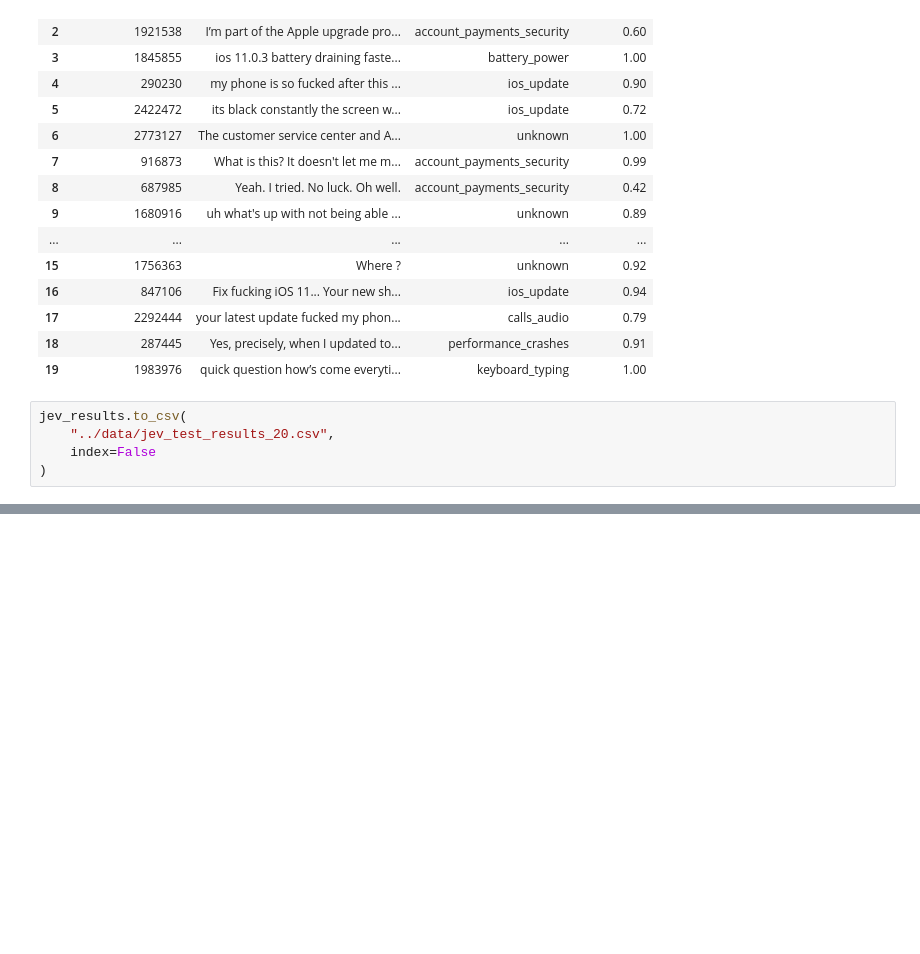
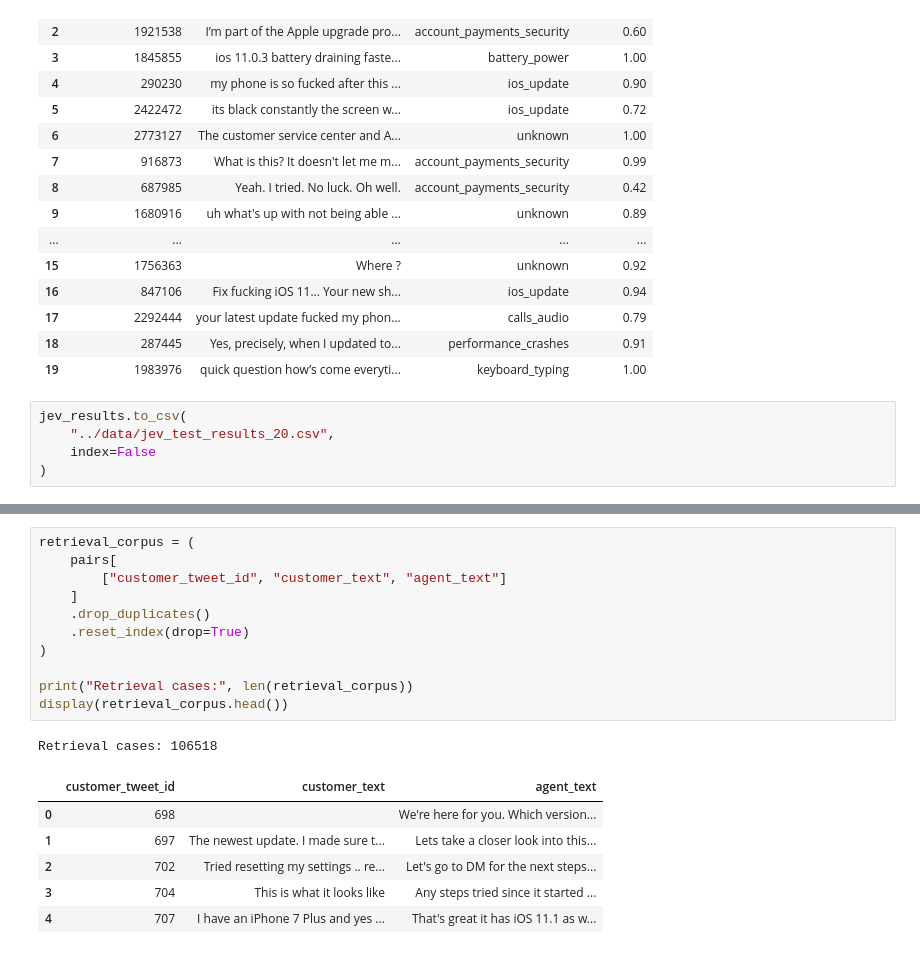
Before and after one commit to fyzanfr/tweets, a Jupyter notebook: notebooks/preprocessing.ipynb, the cells around one changed output, grey strips where cells are left out. Drawn from its saved outputs; the diff is of its cells as text; blank space fills up the shorter version.

Commit message:
implement retrieval layer

```diff
--- a/notebooks/preprocessing.ipynb
+++ b/notebooks/preprocessing.ipynb
@@ -1056,0 +1144,19 @@ AttributeError: 'DataFrame' object has no attribute 'display'
+# %%
+retrieval_corpus = (
+    pairs[
+        ["customer_tweet_id", "customer_text", "agent_text"]
+    ]
+    .drop_duplicates()
+    .reset_index(drop=True)
+)
+
+print("Retrieval cases:", len(retrieval_corpus))
+display(retrieval_corpus.head())
+# %% [output]
+Retrieval cases: 106518
+|  | customer_tweet_id | customer_text | agent_text |
+| 0 | 698 |  | We're here for you. Which version... |
+| 1 | 697 | The newest update. I️ made sure t... | Lets take a closer look into this... |
+| 2 | 702 | Tried resetting my settings .. re... | Let's go to DM for the next steps... |
+| 3 | 704 | This is what it looks like | Any steps tried since it started ... |
+| 4 | 707 | I️ have an iPhone 7 Plus and yes ... | That's great it has iOS 11.1 as w... |
```
Also changed, not shown: parts of 6 cells of this notebook.
